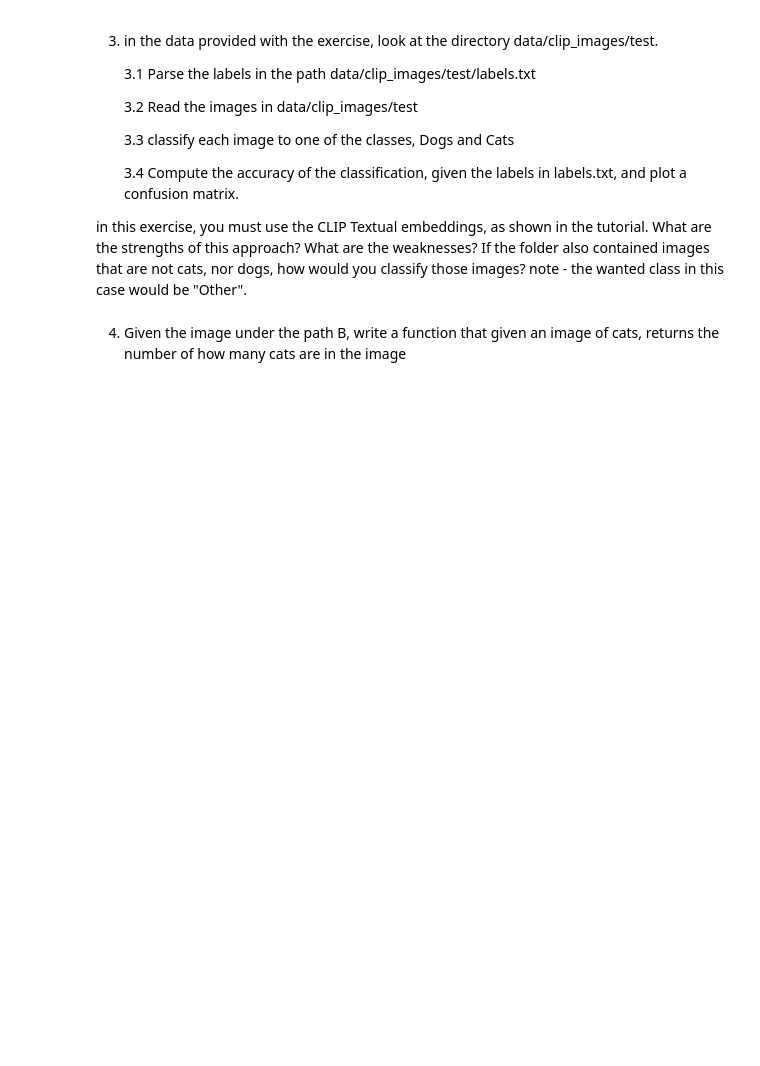
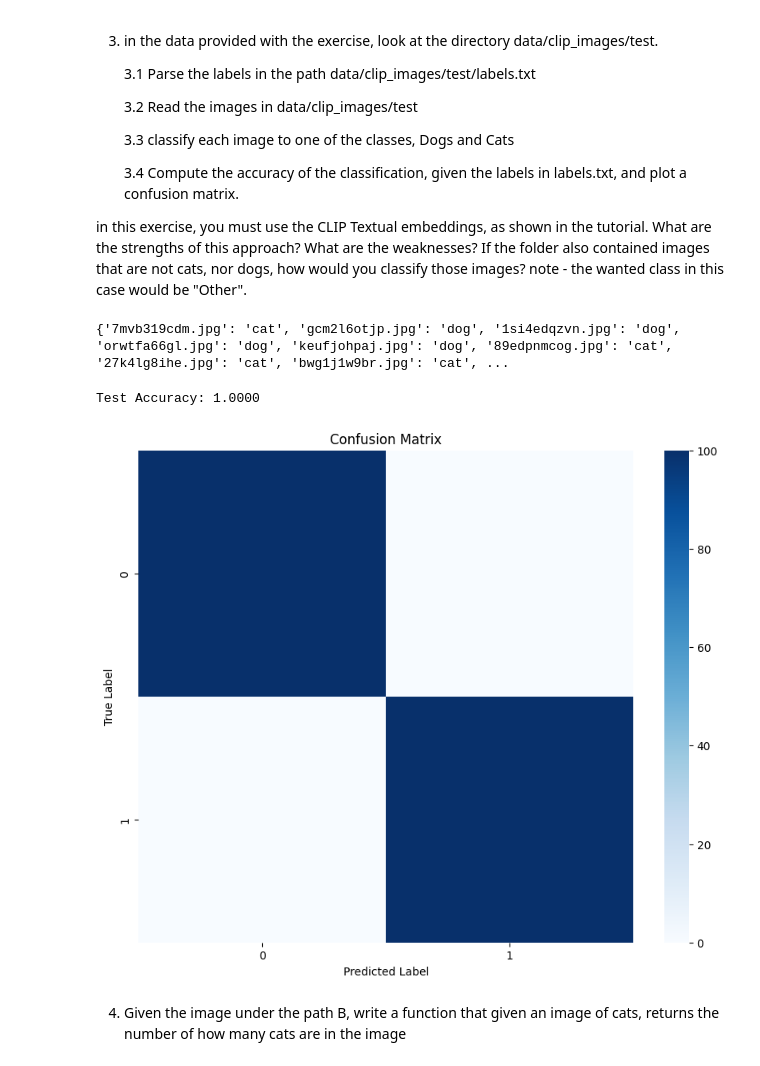
Before and after one commit to wr0om/ComputerVisionHW, a Jupyter notebook: HW1/ee046746_hw2_classification_foundation_models.ipynb, the cells around one changed output. Saved outputs shown, nothing was run; the diff lists cells and outputs as text; code cells hidden in the pictures; blank space fills up the shorter version.

```diff
--- a/HW1/ee046746_hw2_classification_foundation_models.ipynb
+++ b/HW1/ee046746_hw2_classification_foundation_models.ipynb
@@ -665,5 +692,50 @@ Now that we've seen the power of CLIP Embeddings, lets try and use the textual e
     3.4 Compute the accuracy of the classification, given the labels in labels.txt, and plot a confusion matrix.
 
 in this exercise, you must use the CLIP Textual embeddings, as shown in the tutorial.  What are the strengths of this approach? What are the weaknesses? If the folder also contained images that are not cats, nor dogs,  how would you classify those images? note - the wanted class in this case would be "Other".
+# %%
+with open('./data/clip_images/test/labels.txt', 'r') as file:
+    lines = file.readlines()
+labels_dict = {}
+
+for line in lines:
+    key, value = line.strip().split(': ')
+    labels_dict[key] = value
+
+print(labels_dict)
+# %% [output]
+{'7mvb319cdm.jpg': 'cat', 'gcm2l6otjp.jpg': 'dog', '1si4edqzvn.jpg': 'dog', 'orwtfa66gl.jpg': 'dog', 'keufjohpaj.jpg': 'dog', '89edpnmcog.jpg': 'cat', '27k4lg8ihe.jpg': 'cat', 'bwg1j1w9br.jpg': 'cat', ...
+# %%
+y_preds=[]
+y_trues=[]
+for test_img in glob.glob("./data/clip_images/test/*.jpg"):
+    test_image = preprocess(load_image(test_img)).unsqueeze(0).to(device)
+    test_embedding = model.encode_image(test_image).detach().cpu().numpy().squeeze(0)
+    similarities = cosine_similarity(test_embedding.reshape(1, -1), np_all_images_embedding).flatten()
+    top_5_indices = similarities.argsort()[-5:][::-1]
+    top_5_labels = [image_categories[index][:-1] for index in top_5_indices]
+    #take the most common label
+    y_preds.append(max(set(top_5_labels), key = top_5_labels.count))
+    name_of_image = os.path.basename(test_img)
+    y_trues.append(labels_dict[name_of_image])
+
+
+# Calculate accuracy
+accuracy = accuracy_score(y_trues, y_preds)
+print(f'Test Accuracy: {accuracy:.4f}')
+
+#calculate confusion matrix
+conf_matrix = confusion_matrix(y_trues, y_preds)
+# %% [output]
+Test Accuracy: 1.0000
+# %%
+# Display confusion matrix
+plt.figure(figsize=(10, 8))
+sns.heatmap(conf_matrix, fmt='d', cmap='Blues')
+plt.xlabel('Predicted Label')
+plt.ylabel('True Label')
+plt.title('Confusion Matrix')
+plt.show()
+# %% [output]
+[figure, added]
 # %% [markdown]
 4. Given the image under the path B, write a function that given an image of cats, returns the number of how many cats are in the image
```
Also changed, not shown: parts of 12 cells of this notebook.
